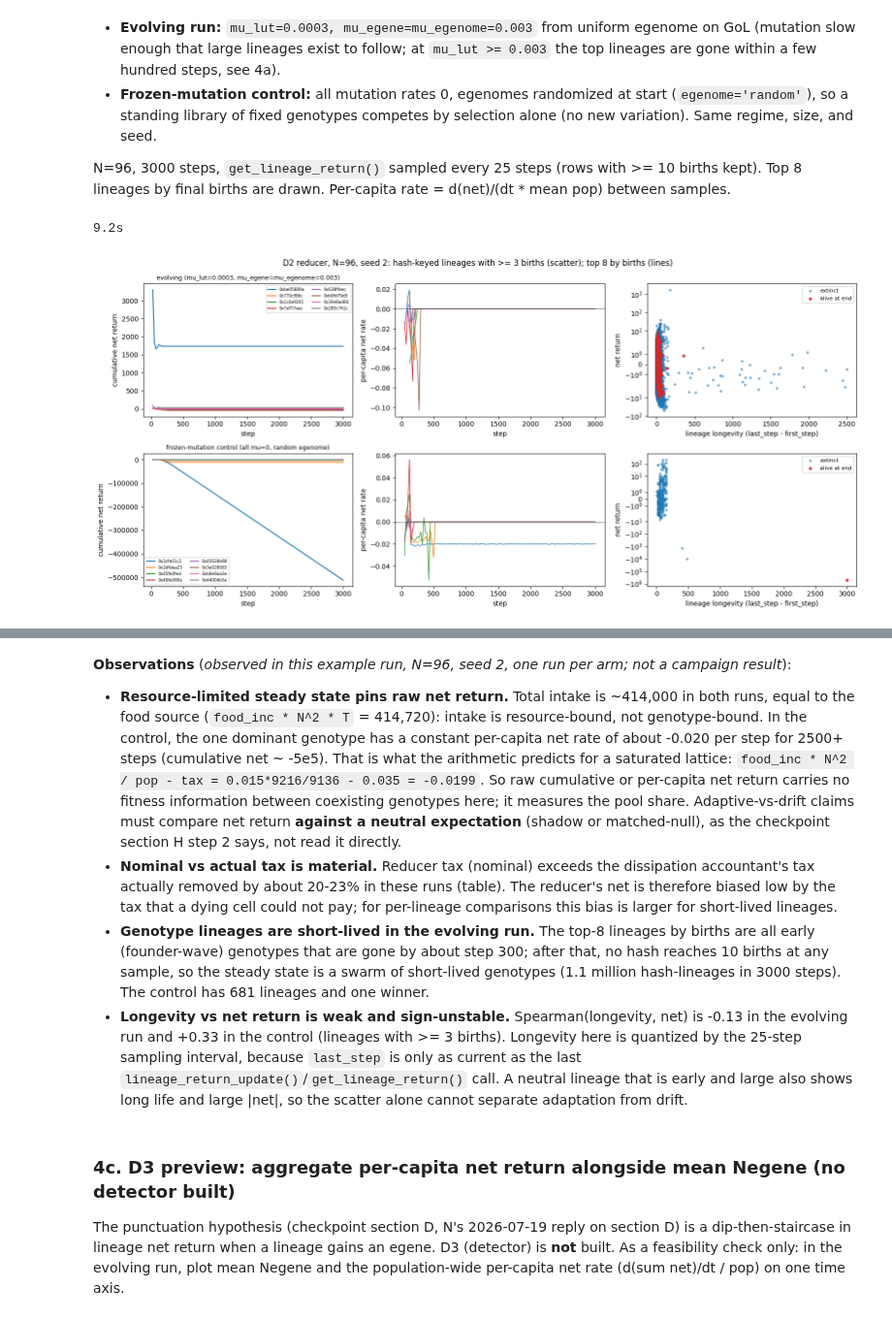
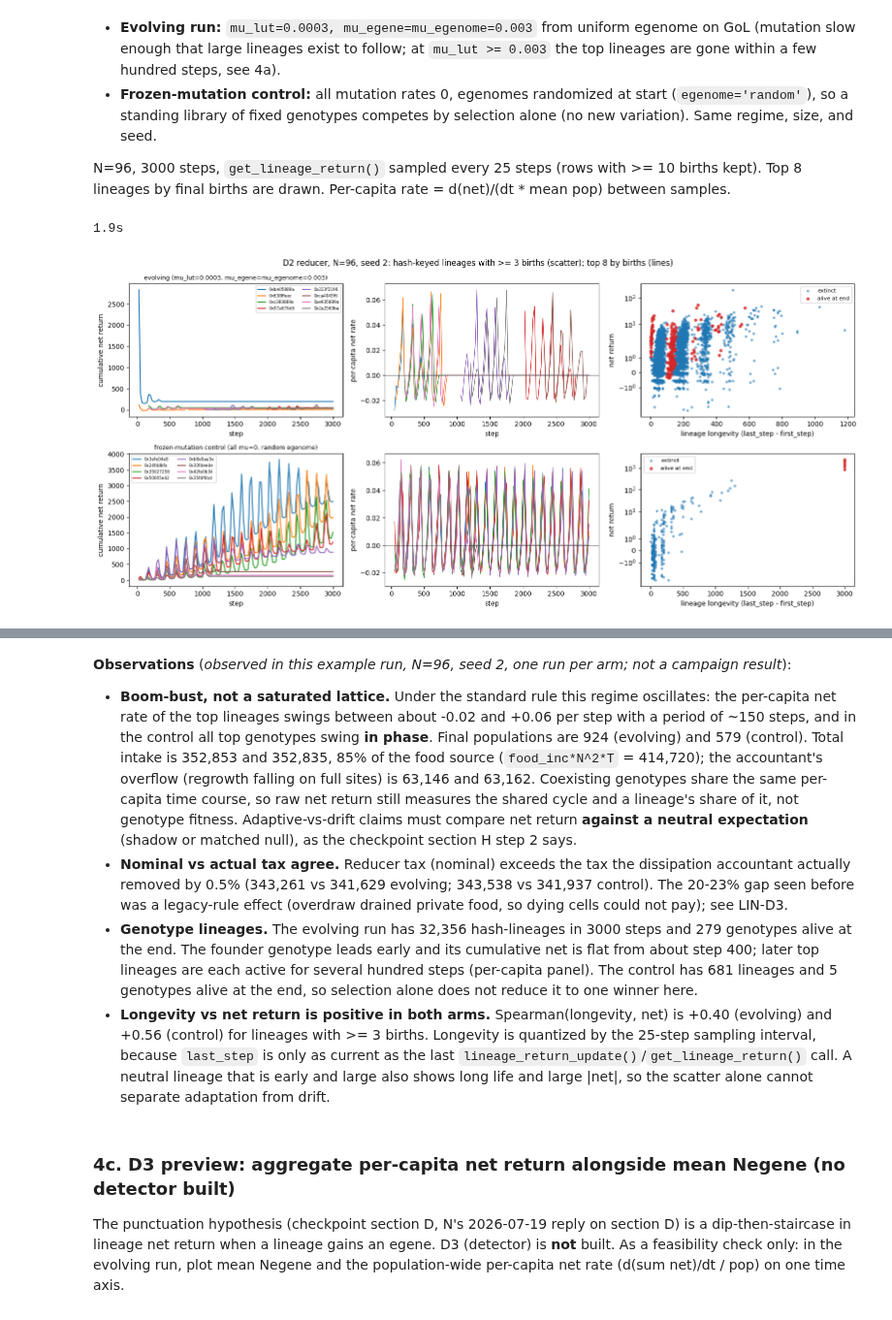
Before and after one commit to nhpackard/EvoCA, a Jupyter notebook: Research/Lineage-co-evolution/Lineage-co-evolution.ipynb, the cells around one changed output, grey strips where cells are left out. Shown at 97% size. Drawn from its saved outputs; the diff is of its cells as text; code cells hidden in the pictures.

```diff
--- a/Research/Lineage-co-evolution/Lineage-co-evolution.ipynb
+++ b/Research/Lineage-co-evolution/Lineage-co-evolution.ipynb
@@ -103,8 +106,11 @@ example runs below rebuild each configuration from the `results.csv` row via `ev
 # %%
-d3 = pd.read_csv(SCANS / '2026-05-17_pure_evo_egene_on_winners' / 'results.csv')
+d3 = pd.read_csv(SCANS / '2026-10-23_pure_evo_egene_on_winners_standard' / 'results.csv')   # standard-model rescan
 summ = d3.groupby('mode').agg(n=('mode', 'size'), extinct_frac=('extinct', 'mean'),
                               eg_excess_pc_slope_mean=('eg_excess_pc_slope', 'mean'),
                               alive_density_mean=('alive_density_mean', 'mean')).round(3)
-print('Recorded campaign #3 results.csv, by mode (N=256, 8000 steps):')
+print('Campaign #3, standard-model rescan, by mode (N=256, 8000 steps):')
 display(summ)
+b = d3.groupby(['base_cfg', 'mode']).agg(extinct=('extinct', 'mean'), eg_slope=('eg_excess_pc_slope', 'mean')).unstack()
+print('3a > 3b mean eg_excess_pc_slope on', int((b['eg_slope']['3a'] > b['eg_slope']['3b']).sum()), 'of', len(b), 'base regimes')
+display(b.round(2).T)
 # %% [output]
@@ -141,9 +154,9 @@ rec = []
 for label, e in ex3.items():
     r = d3i.loc[e['cfg']]
     ts = e['ts']
-    rec.append({'run': label, 'recorded extinct (N=256)': bool(r['extinct']),
-                'recorded alive_density_mean': round(r['alive_density_mean'], 3),
-                'recorded eg_excess_pc_final / N^2': round(r['eg_excess_pc_final'] / 256**2, 2),
+    rec.append({'run': label, 'scan extinct (N=256)': bool(r['extinct']),
+                'scan alive_density_mean': round(r['alive_density_mean'], 3),
+                'scan eg_excess_pc_final / N^2': round(r['eg_excess_pc_final'] / 256**2, 2),
                 'example extinct (N=128)': bool(ts['pop'].min() == 0),
                 'example alive density, last': round(ts['pop'].iloc[-1] / N3**2, 3),
                 'example eg_excess_pc / N^2, t=3000': round(ts['eg_excess'].iloc[-1] / N3**2, 2),
@@ -164,3 +177,21 @@ display(pd.DataFrame(rec).set_index('run'))
 # from controls import run_with_controls
 # sim = ee.build_sim(params_from_row(d3i.loc[252]), N=256, seed=0)   # or configs 253, 236, 237
 # run_with_controls(sim, cell_px=2, probes={'eg_activity': True, 'dyn_activity': True, 'ts': True})
+# %%
+# LIN-Q4 check: does enabling the neutral shadow change the real run? (config 253, N=128, seed 0, 3000 steps)
+q4 = {}
+for shadow in (False, True):
+    sim = ee.build_sim(params_from_row(d3i.loc[253]), N=N3, seed=0)
+    sim.enable_lineage()
+    if shadow:
+        sim.neutral_enable()
+    pops = []
+    for i in range(T3):
+        sim.step()
+        if (i + 1) % 500 == 0:
+            pops.append(int(sim.get_alive().sum()))
+    q4[shadow] = pops
+    sim.free()
+print('alive cells every 500 steps, shadow off:', q4[False])
+print('alive cells every 500 steps, shadow on: ', q4[True])
+print('identical' if q4[False] == q4[True] else 'DIFFERENT')
@@ -600,34 +654,36 @@ for row, (name, r) in enumerate((('evolving (mu_lut=0.0003, mu_egene=mu_egenome=
             rate = np.diff(net) / (np.diff(tt) * np.maximum(1, 0.5 * (pop[1:] + pop[:-1])))
             ax[row, 1].plot(tt[1:], rate, c=f'C{k}', lw=1)
     ax[row, 0].set_ylabel('cumulative net return'); ax[row, 0].set_title(name, fontsize=9)
     ax[row, 1].set_ylabel('per-capita net rate'); ax[row, 1].axhline(0, c='k', lw=0.5)
     red = r['red']; k = red['births'] >= 3
     dur = (red['last_step'].astype(float) - red['first_step'])[k]
     alive = (red['pop'] > 0)[k]
     ax[row, 2].scatter(dur[~alive], red['net'][k][~alive], s=8, c='C0', alpha=0.5, label='extinct')
     ax[row, 2].scatter(dur[alive], red['net'][k][alive], s=14, c='C3', alpha=0.8, label='alive at end')
     ax[row, 2].set_xlabel('lineage longevity (last_step - first_step)'); ax[row, 2].set_ylabel('net return')
     ax[row, 2].set_yscale('symlog'); ax[row, 2].legend(fontsize=8)
     ax[row, 0].legend(fontsize=6, ncol=2); ax[row, 0].set_xlabel('step'); ax[row, 1].set_xlabel('step')
 fig.suptitle('D2 reducer, N=96, seed 2: hash-keyed lineages with >= 3 births (scatter); top 8 by births (lines)')
 fig.tight_layout(); plt.show()
 
 rows = []
 for name, r in (('evolving', evo), ('control', ctl)):
     red = r['red']; k = red['births'] >= 3
     dur = (red['last_step'].astype(float) - red['first_step'])[k]
     net = red['net'][k]
     from scipy.stats import spearmanr as _sp
     rows.append({'run': name, 'hash-lineages ever': red.size, 'with >=3 births': int(k.sum()),
                  'final pop': int(r['agg']['pop'].iloc[-1]),
                  'Spearman(longevity, net), >=3 births': round(float(_sp(dur, net)[0]), 3) if k.sum() > 3 else None,
                  'frac with net<0': round(float((net < 0).mean()), 3) if k.sum() else None,
                  'total intake': round(r['totals'][0]), 'tax, reducer (nominal)': round(r['totals'][1]),
                  'tax, dissipation accountant (actual)': round(r['diss']['tax_cum']),
+                 'food overflow (accountant)': round(r['diss']['overflow_cum']),
+                 'genotypes alive at end': int((red['pop'] > 0).sum()),
                  'source (food_inc * N^2 * T)': round(0.015 * 96**2 * 3000)})
 display(pd.DataFrame(rows).set_index('run'))
 # %% [output]
-9.2s
+1.9s
-[figure, old version]
+[figure, new version]
 |  | hash-lineages ever | with >=3 births | final pop | Spearman(longevity, net), >=3 births | frac with net<0 | total intake | ... |
 | run |  |  |  |  |  |  | ... |
@@ -642,18 +698,20 @@ display(pd.DataFrame(rows).set_index('run'))
 # run_with_controls(s, cell_px=2, colormode=3, probes={'activity': True, 'eg_activity': True, 'ts': True})
 # %% [markdown]
 **Observations** (*observed in this example run, N=96, seed 2, one run per arm; not a campaign result*):
-- **Resource-limited steady state pins raw net return.** Total intake is ~414,000 in both runs, equal to the food source (`food_inc * N^2 * T` = 414,720): intake is
-  resource-bound, not genotype-bound. In the control, the one dominant genotype has a constant per-capita net rate of about -0.020 per step for 2500+ steps
-  (cumulative net ~ -5e5). That is what the arithmetic predicts for a saturated lattice: `food_inc * N^2 / pop - tax = 0.015*9216/9136 - 0.035 = -0.0199`.
-  So raw cumulative or per-capita net return carries no fitness information between coexisting genotypes here; it measures the pool share. Adaptive-vs-drift
-  claims must compare net return **against a neutral expectation** (shadow or matched-null), as the checkpoint section H step 2 says, not read it directly.
-- **Nominal vs actual tax is material.** Reducer tax (nominal) exceeds the dissipation accountant's tax actually removed by about 20-23% in these runs (table). The reducer's net is
-  therefore biased low by the tax that a dying cell could not pay; for per-lineage comparisons this bias is larger for short-lived lineages.
-- **Genotype lineages are short-lived in the evolving run.** The top-8 lineages by births are all early (founder-wave) genotypes that are gone by about step 300; after that, no hash reaches
-  10 births at any sample, so the steady state is a swarm of short-lived genotypes (1.1 million hash-lineages in 3000 steps). The control has 681 lineages and one winner.
-- **Longevity vs net return is weak and sign-unstable.** Spearman(longevity, net) is -0.13 in the evolving run and +0.33 in the control (lineages with >= 3 births). Longevity here is quantized by the
-  25-step sampling interval, because `last_step` is only as current as the last `lineage_return_update()`/`get_lineage_return()` call. A neutral lineage that is early and large also shows long life and
-  large |net|, so the scatter alone cannot separate adaptation from drift.
+- **Boom-bust, not a saturated lattice.** Under the standard rule this regime oscillates: the per-capita net rate of the top lineages swings between about -0.02 and
+  +0.06 per step with a period of ~150 steps, and in the control all top genotypes swing **in phase**. Final populations are 924 (evolving) and 579 (control).
+  Total intake is 352,853 and 352,835, 85% of the food source (`food_inc*N^2*T` = 414,720); the accountant's overflow (regrowth falling on full sites)
+  is 63,146 and 63,162. Coexisting genotypes share the same per-capita time course, so raw net return still measures the shared cycle and a lineage's share
+  of it, not genotype fitness. Adaptive-vs-drift claims must compare net return **against a neutral expectation** (shadow or matched null), as the checkpoint
+  section H step 2 says.
+- **Nominal vs actual tax agree.** Reducer tax (nominal) exceeds the tax the dissipation accountant actually removed by 0.5% (343,261 vs 341,629 evolving; 343,538 vs
+  341,937 control). The 20-23% gap seen before was a legacy-rule effect (overdraw drained private food, so dying cells could not pay); see LIN-D3.
+- **Genotype lineages.** The evolving run has 32,356 hash-lineages in 3000 steps and 279 genotypes alive at the end. The founder genotype leads early and its
+  cumulative net is flat from about step 400; later top lineages are each active for several hundred steps (per-capita panel). The control has 681 lineages and
+  5 genotypes alive at the end, so selection alone does not reduce it to one winner here.
+- **Longevity vs net return is positive in both arms.** Spearman(longevity, net) is +0.40 (evolving) and +0.56 (control) for lineages with >= 3 births. Longevity
+  is quantized by the 25-step sampling interval, because `last_step` is only as current as the last `lineage_return_update()`/`get_lineage_return()` call. A neutral
+  lineage that is early and large also shows long life and large |net|, so the scatter alone cannot separate adaptation from drift.
 # %% [markdown]
 ### 4c. D3 preview: aggregate per-capita net return alongside mean Negene (no detector built)
 
```
Also changed, not shown: parts of 27 cells of this notebook, 45 other files.
